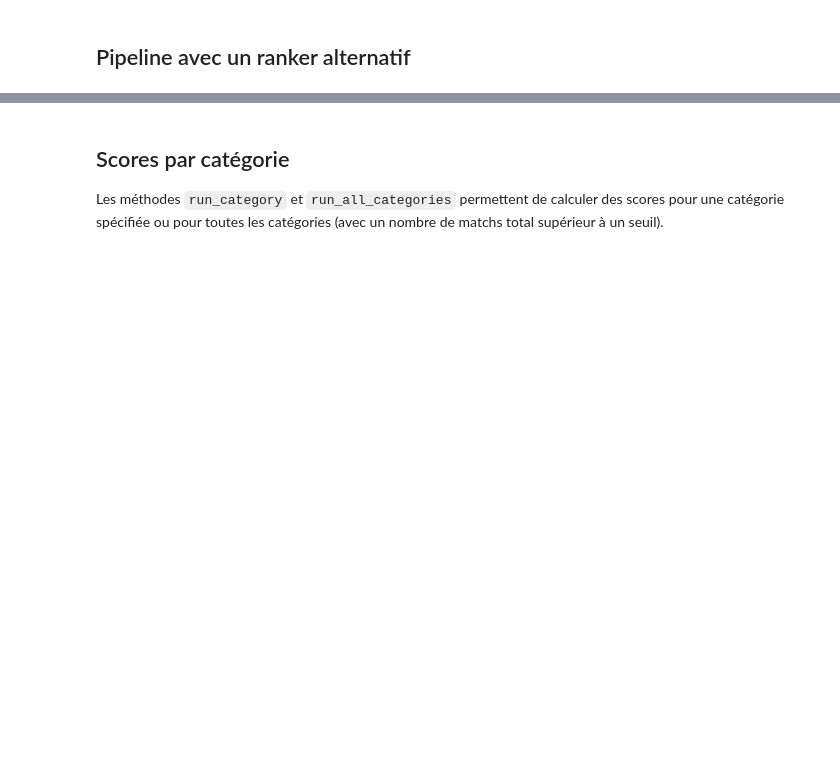
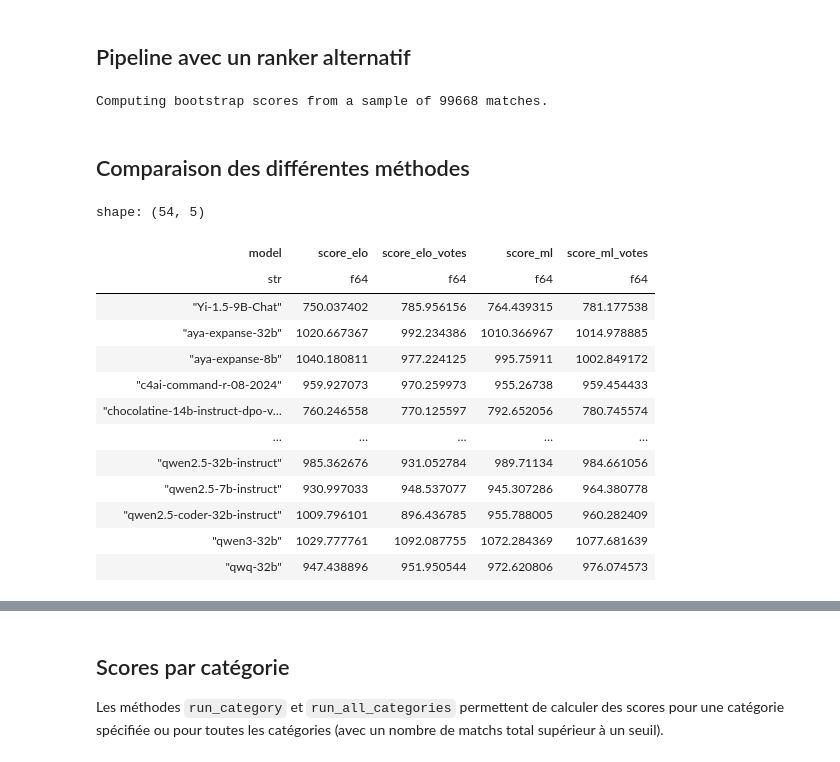
Before and after one commit to ketsapiwiq/ranking_methods, a Jupyter notebook: notebooks/pipeline.ipynb, the cells around one changed output, grey strips where cells are left out. Cells and saved outputs as stored; diff of their text form; code cells hidden in the pictures; blank space fills up the shorter version.

```diff
--- a/notebooks/pipeline.ipynb
+++ b/notebooks/pipeline.ipynb
@@ -32,2 +63,2 @@ pipeline.match_list()
 # %%
-pipeline.run()
+scores = pipeline.run()
@@ -33,0 +86,10 @@ pipeline.run()
+# %%
+pipeline = RankingPipeline(
+    method="elo_random",
+    include_votes=True,
+    include_reactions=False,
+    bootstrap_samples=5,
+    batch=False,
+    export_graphs=False,
+)
+scores_votes = pipeline.run()
@@ -38,4 +117,40 @@ pipeline = RankingPipeline(
     method="ml", include_votes=True, include_reactions=True, bootstrap_samples=5, batch=False, export_graphs=False
 )
 # %%
-pipeline.run()
+scores_ml = pipeline.run()
+# %% [output]
+Computing bootstrap scores from a sample of 99668 matches.
+# %%
+pipeline = RankingPipeline(
+    method="ml", include_votes=True, include_reactions=False, bootstrap_samples=5, batch=False, export_graphs=False
+)
+scores_ml_votes = pipeline.run()
+# %% [markdown]
+## Comparaison des différentes méthodes
+# %%
+import polars as pl
+
+pl.concat(
+    [
+        scores.select("model", "median").rename(mapping={"median": "score_elo"}),
+        scores_votes.select("model", "median").rename(mapping={"median": "score_elo_votes"}),
+        scores_ml.select("model", "median").rename(mapping={"median": "score_ml"}),
+        scores_ml_votes.select("model", "median").rename(mapping={"median": "score_ml_votes"}),
+    ],
+    how="align",
+)
+# %% [output]
+shape: (54, 5)
+| model | score_elo | score_elo_votes | score_ml | score_ml_votes |
+| str | f64 | f64 | f64 | f64 |
+| "Yi-1.5-9B-Chat" | 750.037402 | 785.956156 | 764.439315 | 781.177538 |
+| "aya-expanse-32b" | 1020.667367 | 992.234386 | 1010.366967 | 1014.978885 |
+| "aya-expanse-8b" | 1040.180811 | 977.224125 | 995.75911 | 1002.849172 |
+| "c4ai-command-r-08-2024" | 959.927073 | 970.259973 | 955.26738 | 959.454433 |
+| "chocolatine-14b-instruct-dpo-v… | 760.246558 | 770.125597 | 792.652056 | 780.745574 |
+| … | … | … | … | … |
+| "qwen2.5-32b-instruct" | 985.362676 | 931.052784 | 989.71134 | 984.661056 |
+| "qwen2.5-7b-instruct" | 930.997033 | 948.537077 | 945.307286 | 964.380778 |
+| "qwen2.5-coder-32b-instruct" | 1009.796101 | 896.436785 | 955.788005 | 960.282409 |
+| "qwen3-32b" | 1029.777761 | 1092.087755 | 1072.284369 | 1077.681639 |
+| "qwq-32b" | 947.438896 | 951.950544 | 972.620806 | 976.074573 |
```
Also changed, not shown: parts of 9 cells of this notebook.
